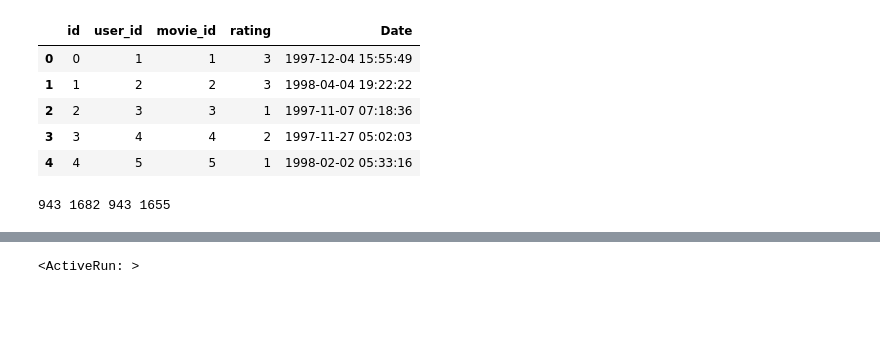
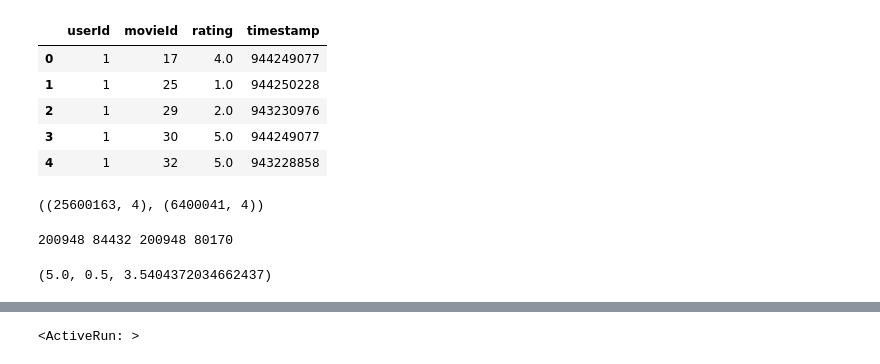
Before and after one commit to andresjaromezuk/sistema-recomendacion, a Jupyter notebook: notebooks/baselines.ipynb, the cells around one changed output, grey strips where cells are left out. Saved outputs shown, nothing was run; the diff lists cells and outputs as text; code cells hidden in the pictures; blank space fills up the shorter version.

```diff
--- a/notebooks/baselines.ipynb
+++ b/notebooks/baselines.ipynb
@@ -14,25 +15,21 @@ mlflow.set_tracking_uri("http://127.0.0.1:5001")
+# %%
+ratings = pd.read_csv('../data/ml-32m/ratings.csv')
+df_users = pd.read_csv('../data/ml-32m/users.csv')
+df_movies = pd.read_csv('../data/ml-32m/movies.csv')
 # %%
-ratings = pd.read_csv('../data/scores.csv')
-df_users = pd.read_csv('../data/usuarios.csv')
-df_movies = pd.read_csv('../data/peliculas.csv')
+#df_movies.loc[df_movies['IMDB URL'].isna(), 'IMDB URL'] = ''
 
-df_movies.loc[df_movies['IMDB URL'].isna(), 'IMDB URL'] = ''
-
-u_unique = ratings.user_id.unique()
+u_unique = ratings.userId.unique()
 user2Idx = {o:i+1 for i,o in enumerate(u_unique)}
 
-m_unique = ratings.movie_id.unique()
+m_unique = ratings.movieId.unique()
 movie2Idx = {o:i+1 for i,o in enumerate(m_unique)}
-
-ratings.user_id = ratings.user_id.apply(lambda x: user2Idx[x])
-
-ratings.movie_id = ratings.movie_id.apply(lambda x: movie2Idx[x])
-
-ratings.head(5)
-# %% [output]
-|  | id | user_id | movie_id | rating | Date |
-| 0 | 0 | 1 | 1 | 3 | 1997-12-04 15:55:49 |
-| 1 | 1 | 2 | 2 | 3 | 1998-04-04 19:22:22 |
-| 2 | 2 | 3 | 3 | 1 | 1997-11-07 07:18:36 |
-| 3 | 3 | 4 | 4 | 2 | 1997-11-27 05:02:03 |
-| 4 | 4 | 5 | 5 | 1 | 1998-02-02 05:33:16 |
+# %%
+ratings.head()
+# %% [output]
+|  | userId | movieId | rating | timestamp |
+| 0 | 1 | 17 | 4.0 | 944249077 |
+| 1 | 1 | 25 | 1.0 | 944250228 |
+| 2 | 1 | 29 | 2.0 | 943230976 |
+| 3 | 1 | 30 | 5.0 | 944249077 |
+| 4 | 1 | 32 | 5.0 | 943228858 |
@@ -39,13 +40,24 @@ ratings.head(5)
 # %%
 from sklearn.model_selection import train_test_split
 ratings_train, ratings_val = train_test_split(ratings, test_size=0.2)
+# %%
+ratings_train.shape, ratings_val.shape
+# %% [output]
+((25600163, 4), (6400041, 4))
 # %%
-n_users = int(ratings.user_id.nunique())
-n_movies = int(ratings.movie_id.nunique())
-n_users_train = int(ratings_train.user_id.nunique())
-n_movies_train = int(ratings_train.movie_id.nunique())
+n_users = int(ratings.userId.nunique())
+n_movies = int(ratings.movieId.nunique())
+n_users_train = int(ratings_train.userId.nunique())
+n_movies_train = int(ratings_train.movieId.nunique())
 print(n_users, n_movies, n_users_train, n_movies_train)
 # %% [output]
-943 1682 943 1655
+200948 84432 200948 80170
+# %%
+max_rating = ratings_train['rating'].max()
+min_rating = ratings_train['rating'].min()
+av_rating = ratings_train['rating'].mean()
+max_rating, min_rating, av_rating
+# %% [output]
+(5.0, 0.5, 3.5404372034662437)
 # %%
 #Seteo del experimento
```
Also changed, not shown: parts of 17 cells of this notebook, 6 other files.
